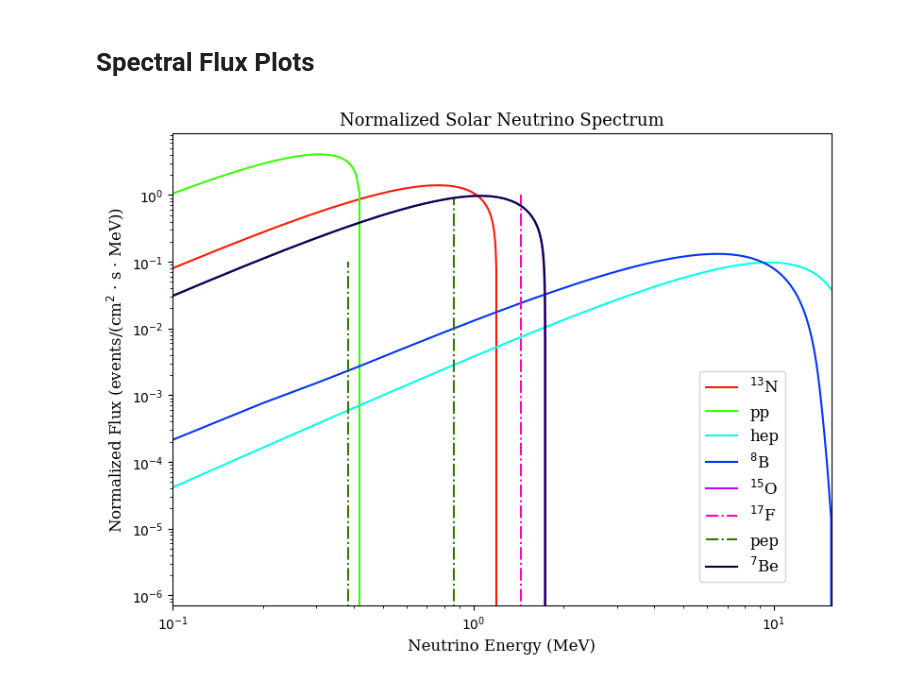
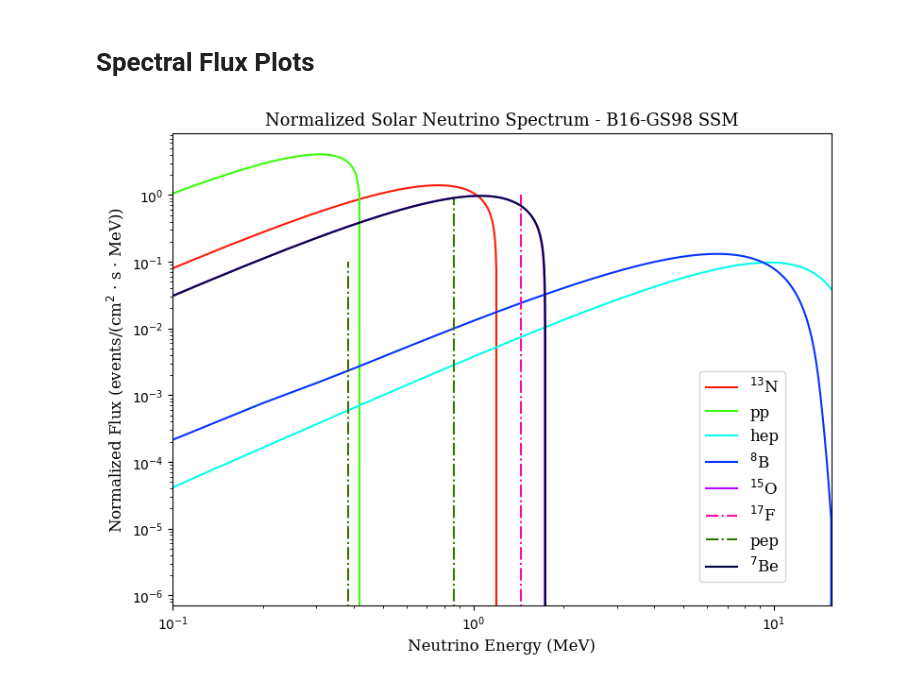
Before and after one commit to joankl/Solar-Neutrinos-Project, a Jupyter notebook: 2p2PPO Solar Event Rate Calculation/normalized solar spectra/dictionary and plot of solar fluxes.ipynb, the cells around one changed output. Cells and saved outputs as stored; diff of their text form; code cells hidden in the pictures.

```diff
--- a/2p2PPO Solar Event Rate Calculation/normalized solar spectra/dictionary and plot of solar fluxes.ipynb
+++ b/2p2PPO Solar Event Rate Calculation/normalized solar spectra/dictionary and plot of solar fluxes.ipynb
@@ -82,32 +82,32 @@ font_style_title = {'family':'serif', 'weight': 'normal','color':'black','size':
 font_style_axis= {'family':'serif', 'weight': 'normal','color':'black','size':12}
 font_prop = font_manager.FontProperties(family=font_style_axis['family'], weight=font_style_axis['weight'], size=font_style_axis['size'])
 
 plt.figure(figsize = (9, 6.5))
 
 for i_dx, reac_i in enumerate(reaction_types):
 
     energy = locals()['spec_en_' + reac_i]
     spec_flux = locals()['spec_flux_' + reac_i]
 
     if reac_i == 'pep' or reac_i == 'be7':
         plt.vlines(x = energy, ymin = 0, ymax = spec_flux, label = lables_list[i_dx], color = line_colors[i_dx], linestyles='dashdot')
 
     else:
         plt.plot(energy, spec_flux, label = lables_list[i_dx], color = line_colors[i_dx])
 
 plt.xlabel('Neutrino Energy (MeV)', fontdict = font_style_axis)
 plt.ylabel(r'Normalized Flux (events/(cm$^2$ $\cdot$ s $\cdot$ MeV))', fontdict = font_style_axis)
 
-plt.title('Normalized Solar Neutrino Spectrum', fontdict = font_style_title)
+plt.title('Normalized Solar Neutrino Spectrum - B16-GS98 SSM', fontdict = font_style_title)
 
 plt.legend(loc=(0.8, 0.05), prop = font_prop, labelcolor = font_style_axis['color'])
 
 plt.yscale('log')
 plt.xscale('log')
 plt.xlim(0.1, 15.5)
 
 plt.savefig(save_fig_dir + f'Solar_Nue_Spectrum_b19_gs98.png', dpi=300, bbox_inches='tight')
 
 plt.show()
 # %% [output]
-[figure, old version]
+[figure, new version]
```
